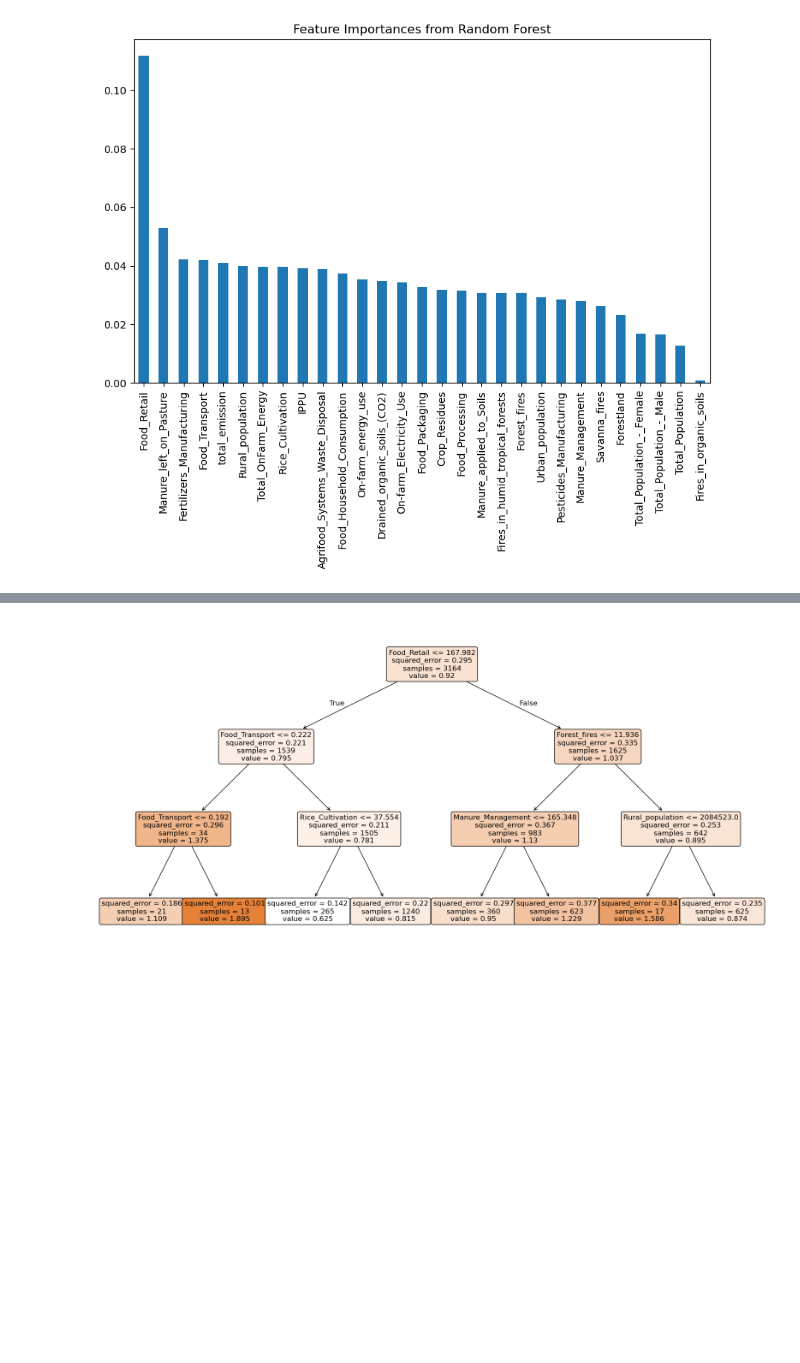
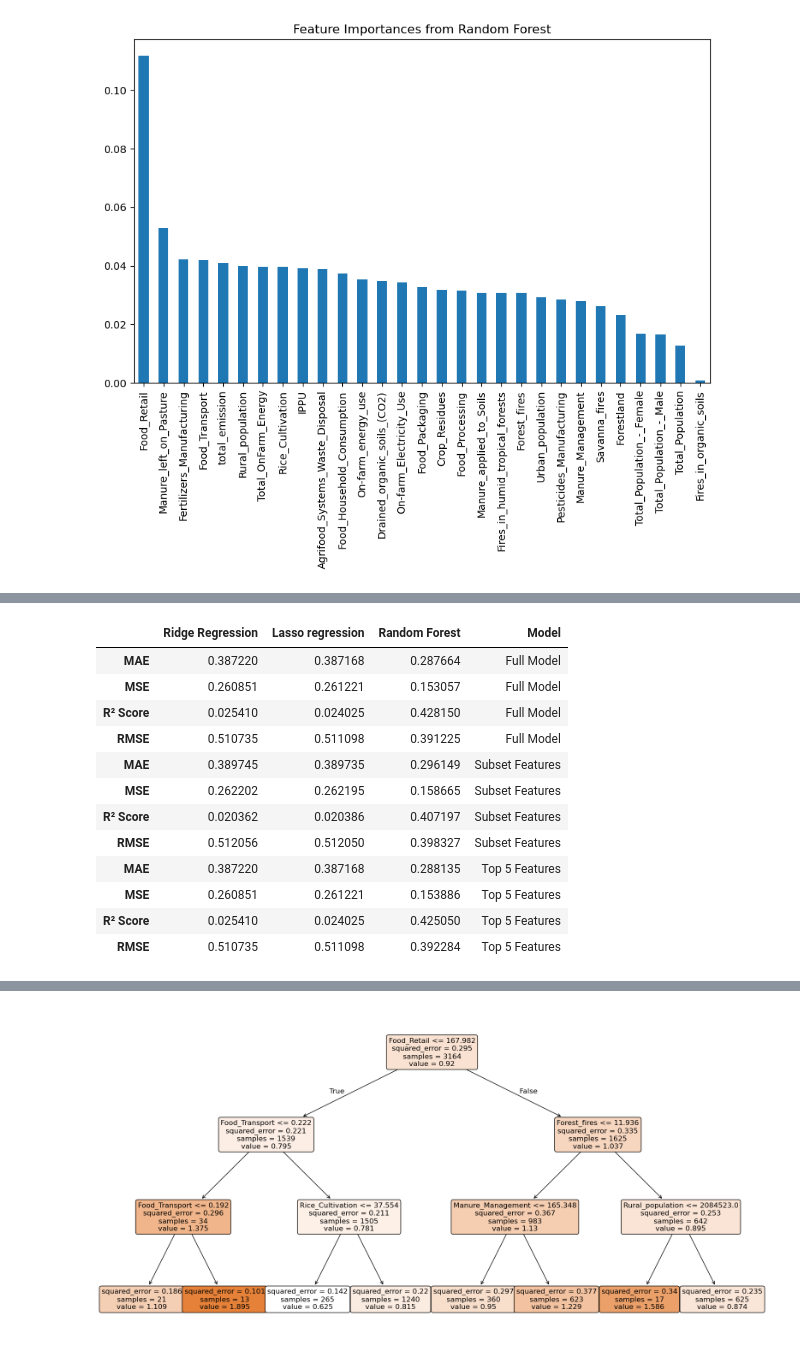
Before and after one commit to XylonD/2401PTDS_Regression_Project_Xylon, a Jupyter notebook: Data preprocessing and model training.ipynb, the cells around one changed output, grey strips where cells are left out. Cells and saved outputs as stored; diff of their text form; code cells hidden in the pictures; blank space fills up the shorter version.

```diff
--- a/Data preprocessing and model training.ipynb
+++ b/Data preprocessing and model training.ipynb
@@ -269,0 +277,21 @@ plt.show()
+# %%
+#create top 5 features variable
+top_5_feature_names = feature_importances.head(5).index
+
+X_top_5 = X[top_5_feature_names]
+
+#create train, test split
+X_train_top_feat, X_test_top_feat, y_train_top_feat, y_test_top_feat = train_test_split(X_top_5, y, test_size = 0.20, random_state = 42)
+
+#train new random forest model on these features
+rf_model_top_features = models['Random Forest'].fit(X_train_top_feat, y_train_top_feat )
+
+#predict avg temp for top features
+y_pred_top_feat = rf_model_top_features.predict(X_test_top_feat)
+
+mae_top_feat = mean_absolute_error(y_test_top_feat, y_pred_top_feat)
+mse__top_feat = mean_squared_error(y_test_top_feat, y_pred_top_feat)
+r2_top_feat = r2_score(y_test_top_feat, y_pred_top_feat)
+rmse__top_feat = np.sqrt(mse_sub)
+##results_subset_features[model_name] = {'MAE': mae_top_feat, 'MSE': mse__top_feat,'R² Score': r2_top_feat, 'RMSE': rmse__top_feat}
+results = print(f"{model_name} - MAE: {mae_top_feat:.4f}, 'MSE': {mse__top_feat:.4f}, R² Score: {r2_top_feat:.4f}, 'RMSE': {rmse_sub:.4f}")
@@ -269,0 +300,3 @@ plt.show()
+# %%
+rf_top_features_results = pd.DataFrame(results)
+rf_top_features_results
@@ -269,0 +309,25 @@ plt.show()
+# %%
+# Adding a column to identify each result set
+model_results['Model'] = 'Full Model'
+model_results_sub_features['Model'] = 'Subset Features'
+rf_top_features_results['Model'] = 'Top 5 Features'
+
+# Combine all results into a single DataFrame
+combined_results = pd.concat([model_results, model_results_sub_features, rf_top_features_results])
+
+# Display the combined DataFrame
+combined_results
+# %% [output]
+|  | Ridge Regression | Lasso regression | Random Forest | Model |
+| MAE | 0.387220 | 0.387168 | 0.287664 | Full Model |
+| MSE | 0.260851 | 0.261221 | 0.153057 | Full Model |
+| R² Score | 0.025410 | 0.024025 | 0.428150 | Full Model |
+| RMSE | 0.510735 | 0.511098 | 0.391225 | Full Model |
+| MAE | 0.389745 | 0.389735 | 0.296149 | Subset Features |
+| MSE | 0.262202 | 0.262195 | 0.158665 | Subset Features |
+| R² Score | 0.020362 | 0.020386 | 0.407197 | Subset Features |
+| RMSE | 0.512056 | 0.512050 | 0.398327 | Subset Features |
+| MAE | 0.387220 | 0.387168 | 0.288135 | Top 5 Features |
+| MSE | 0.260851 | 0.261221 | 0.153886 | Top 5 Features |
+| R² Score | 0.025410 | 0.024025 | 0.425050 | Top 5 Features |
+| RMSE | 0.510735 | 0.511098 | 0.392284 | Top 5 Features |
```
Also changed, not shown: parts of 10 cells of this notebook.
